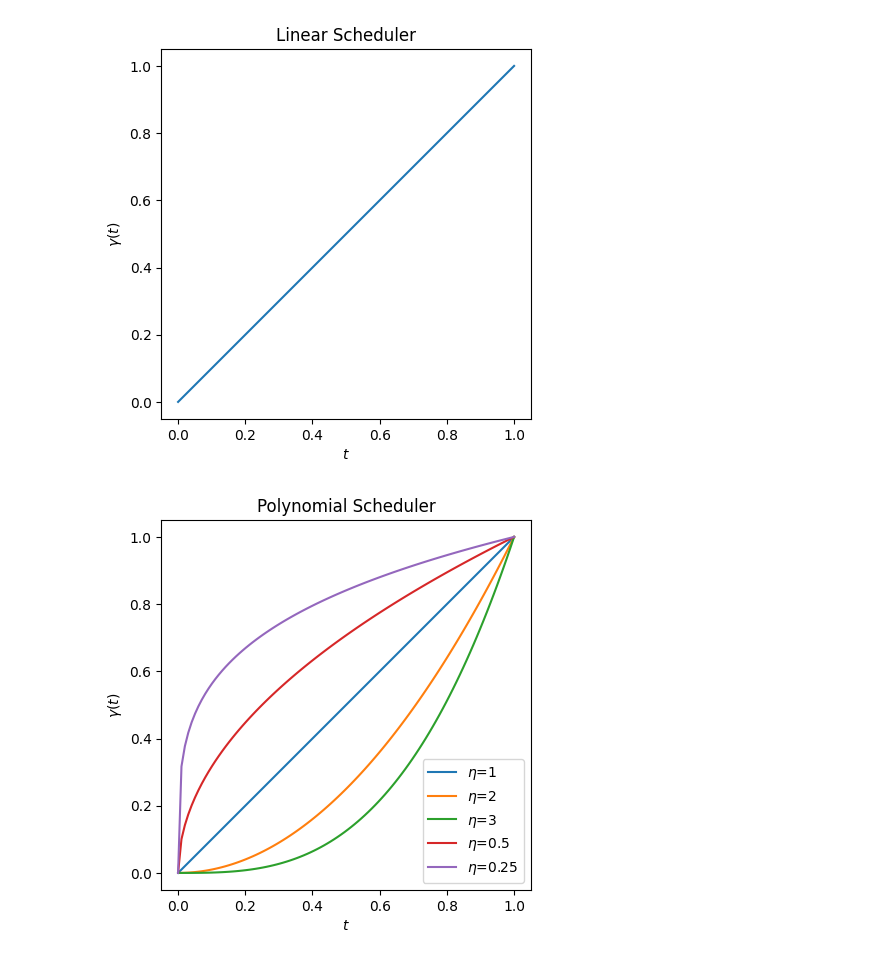
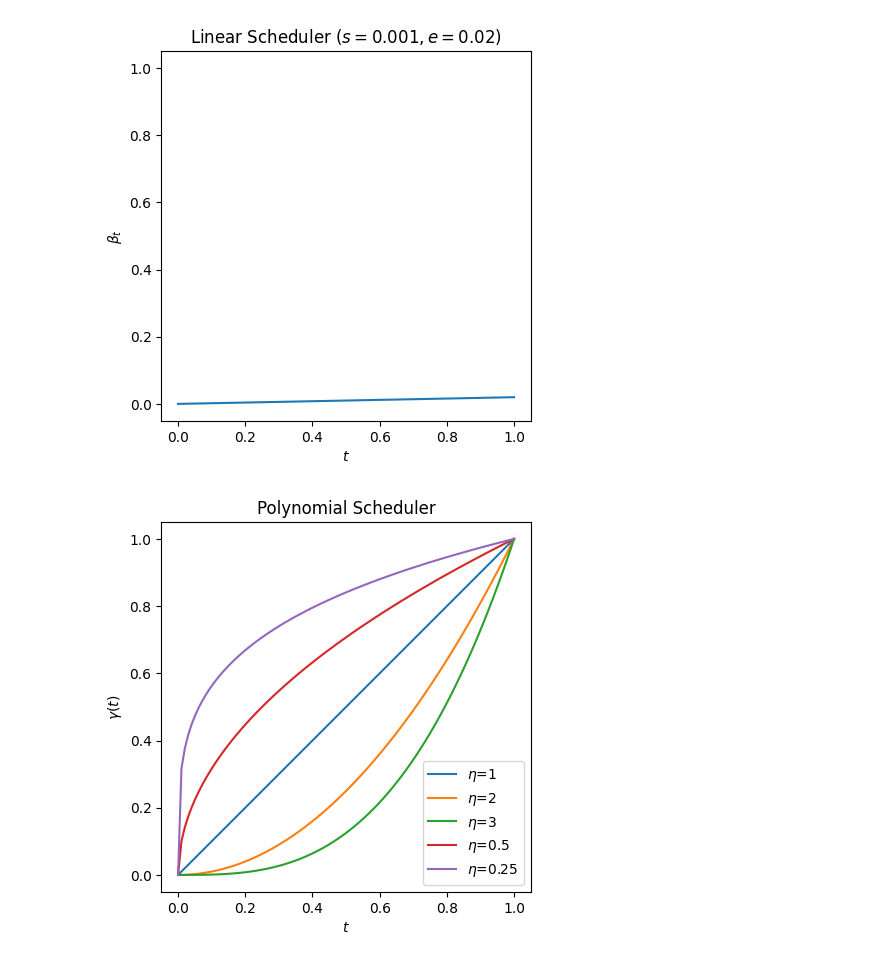
Before and after one commit to patrick-lindemann/ddpm, a Jupyter notebook: notebooks/plot_schedulers.ipynb, the cells around one changed output. Cells and saved outputs as stored; diff of their text form; code cells hidden in the pictures.

```diff
--- a/notebooks/plot_schedulers.ipynb
+++ b/notebooks/plot_schedulers.ipynb
@@ -3,7 +3,6 @@ import sys
 sys.path.append('../')
 # %%
 import pathlib
-
-OUT_DIR = pathlib.Path('../out/')
+OUT_DIR = pathlib.Path('../out/plots')
 if not OUT_DIR.exists():
     OUT_DIR.mkdir()
@@ -14,15 +54,16 @@ import matplotlib.pyplot as plt
 TIME_STEPS = 100
 t = torch.linspace(0.0, 1.0, TIME_STEPS)
 # %%
-from diffusion.schedule import LinearScheduler
+from src.schedule import LinearSchedule
 
-scheduler = LinearScheduler()
+schedule = LinearSchedule(start=0.0001, end=0.02)
 plt.xlabel('$t$')
-plt.ylabel('$\\gamma(t)$')
-plt.title('Linear Scheduler')
+plt.ylabel('$\\beta_t$')
+plt.ylim(-0.05, 1.05)
+plt.title('Linear Scheduler $(s=0.001, e=0.02)$')
 plt.gca().set_aspect('equal', adjustable='box')
-plt.plot(t, scheduler(t))
+plt.plot(t, schedule(t))
 plt.savefig(OUT_DIR / 'plot-linear.svg', bbox_inches='tight', pad_inches=0)
 # %% [output]
-[figure, old version]
+[figure, new version]
 # %%
```
Also changed, not shown: parts of 9 cells of this notebook.
